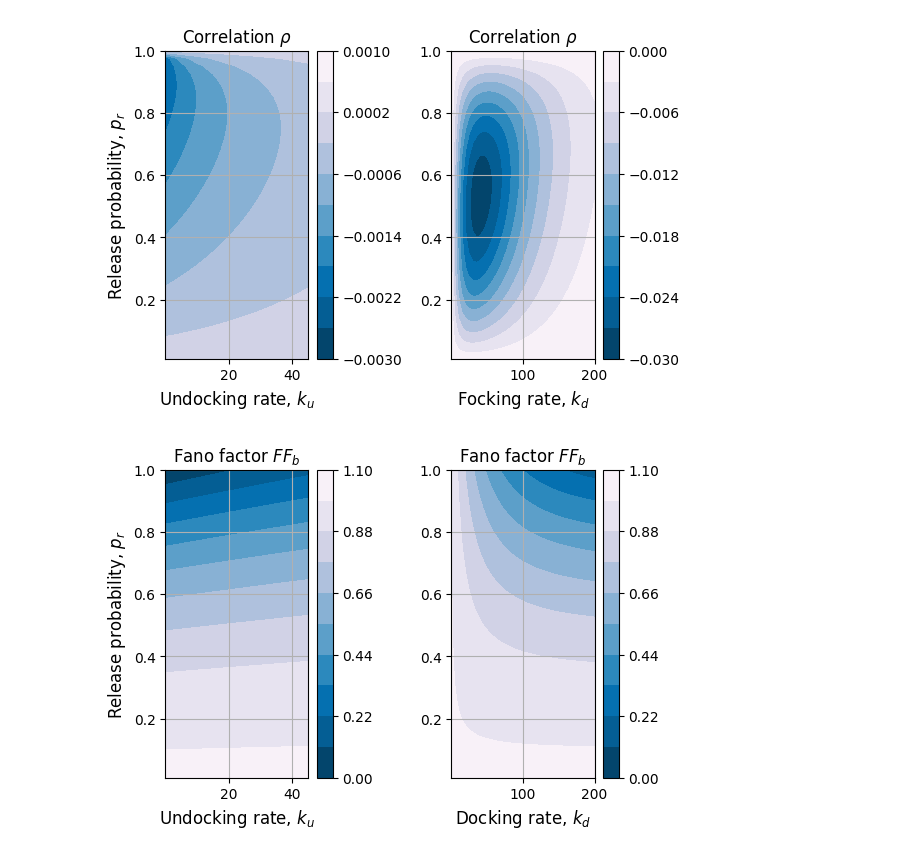
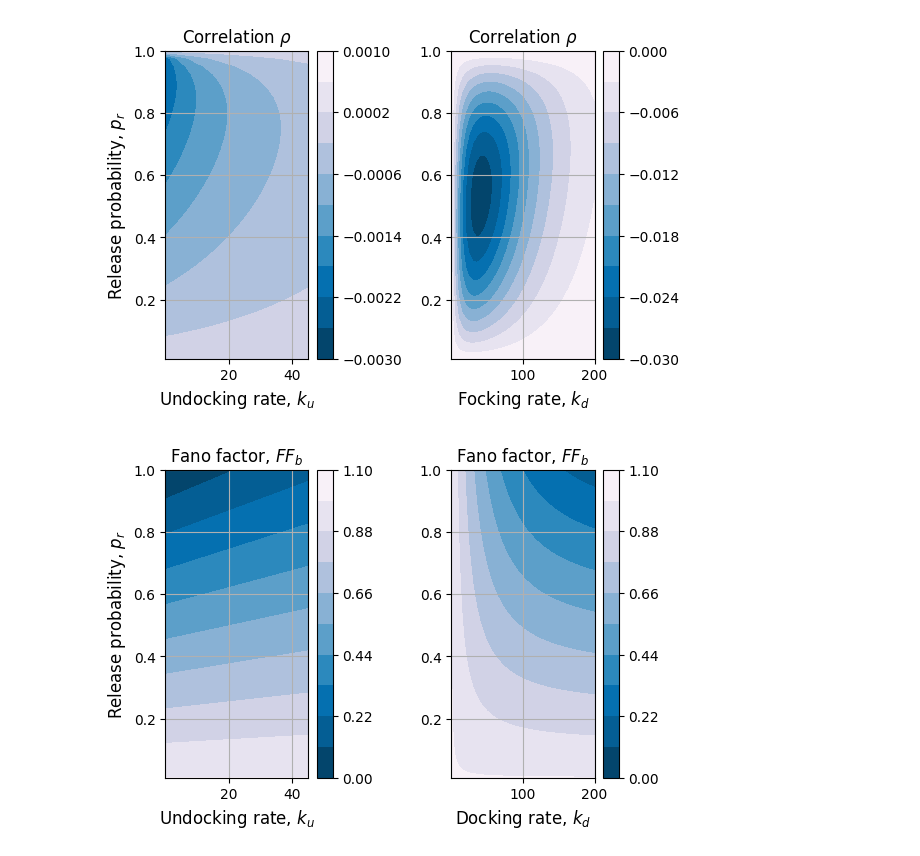
Before and after one commit to zhrvdt77/Neurons_synapses, a Jupyter notebook: Correlations/ACF_and_corr_coef.ipynb, the cells around one changed output. Saved outputs shown, nothing was run; the diff lists cells and outputs as text; code cells hidden in the pictures.

```diff
--- a/Correlations/ACF_and_corr_coef.ipynb
+++ b/Correlations/ACF_and_corr_coef.ipynb
@@ -158,35 +158,35 @@ kd=200
 x1, y1 = np.meshgrid(ku_v,pr_v)
 pu_v = x1 / (kd + x1) * (1 - np.exp(-(kd+ x1) / f))
 p_d = kd / (kd + x1)*(1 - np.exp(-(kd + x1) / f))
-pv=p_d*y1/(p_d+ pu_v +y1*(1-p_d-pu_v))
+pv=p_d/(p_d+ pu_v +y1*(1-p_d-pu_v))
 FF1= 1-pv*y1
 contour=ax[0].contourf(x1, y1,FF1,levels=np.linspace(0, 1.1, 11),cmap=cm.PuBu_r)
 cbar=plt.colorbar(contour)
 
 
 ku=40
 x2, y2 = np.meshgrid(kd_v,pr_v)
 pu = ku / (ku + x2) * (1 - np.exp(-(ku+ x2) / f))
 p_d_v = x2 / (ku + x2)*(1 - np.exp(-(ku + x2) / f))
-pv=p_d_v*y2/(p_d_v+ pu +y2*(1-p_d_v-pu))
+pv=p_d_v/(p_d_v+ pu +y2*(1-p_d_v-pu))
 FF2= 1-pv*y2
 
 #x2, y2 = np.meshgrid(kd_v,pr_v)
 contour1=ax[1].contourf(x2, y2,FF2,levels=np.linspace(0, 1.1, 11),cmap=cm.PuBu_r)
 
 
 ax[0].set_xlabel(r'Undocking rate, $k_u$',fontsize=12)
 ax[0].set_ylabel(r'Release probability, $p_r$',fontsize=12)
 #cbar=ax[1].set_colorbar(contour, label=r'Undocking probability, $p_u$')
-ax[0].set_title(r'Fano factor $FF_b$',fontsize=12)
+ax[0].set_title(r'Fano factor, $FF_b$',fontsize=12)
 ax[0].grid()
 
 
 
 ax[1].set_xlabel(r'Docking rate, $k_d$',fontsize=12)
-ax[1].set_title(r'Fano factor $FF_b$',fontsize=12)
+ax[1].set_title(r'Fano factor, $FF_b$',fontsize=12)
 cbar=plt.colorbar(contour1)
 ax[1].grid()
 plt.show()
 # %% [output]
-[figure, old version]
+[figure, new version]
```
Also changed, not shown: parts of 1 cell of this notebook.
